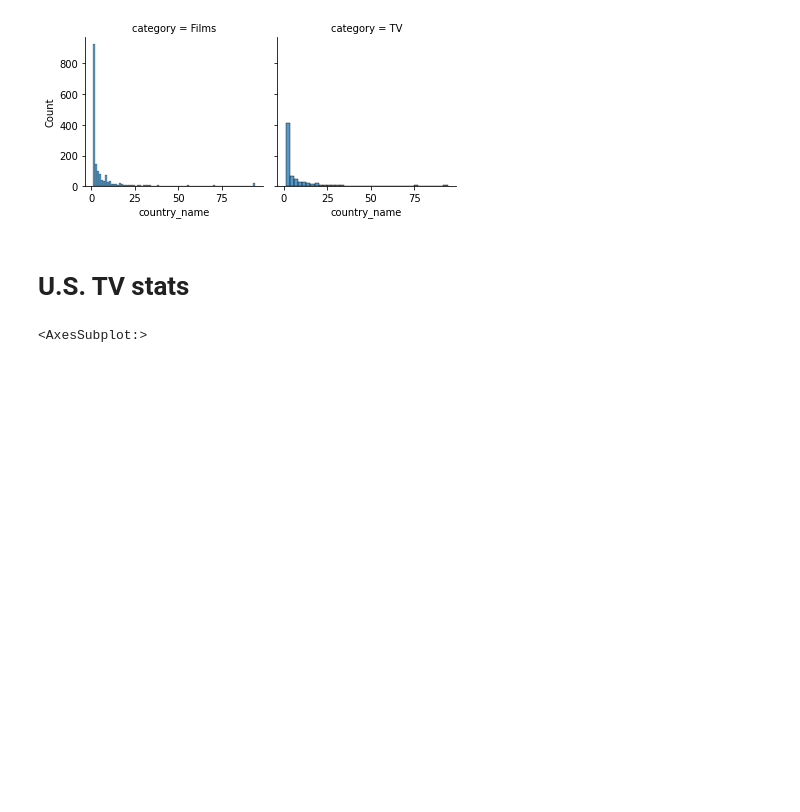
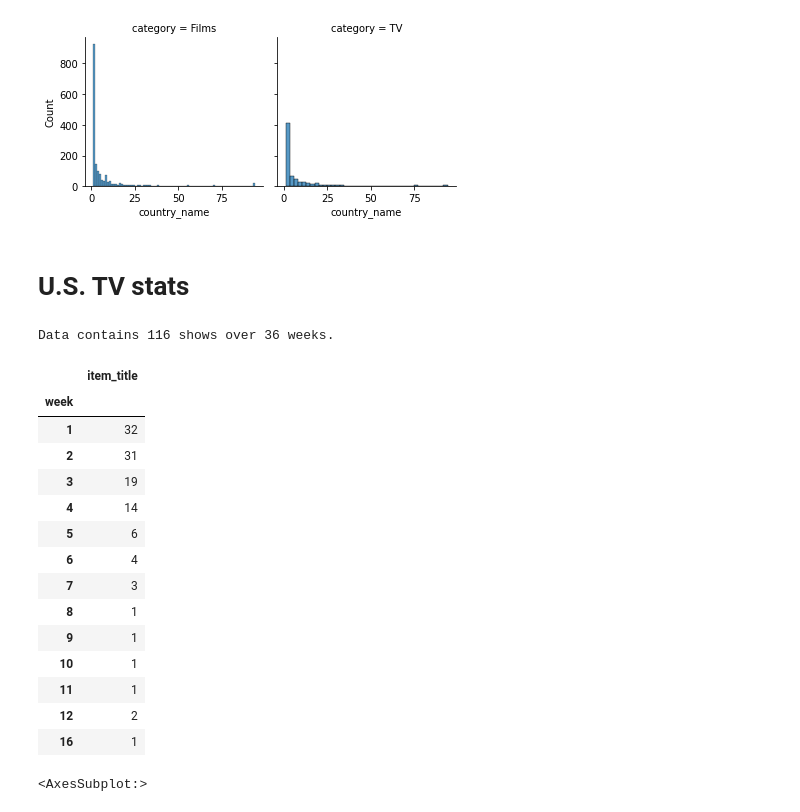
Before and after one commit to NHagar/Research-netflix, a Jupyter notebook: eda/descriptive_stats.ipynb, the cells around one changed output. Saved outputs shown, nothing was run; the diff lists cells and outputs as text; code cells hidden in the pictures; blank space fills up the shorter version.

```diff
--- a/eda/descriptive_stats.ipynb
+++ b/eda/descriptive_stats.ipynb
@@ -59,6 +59,31 @@ facet_plot(countries_per_item, 'country_name')
 [figure]
 # %% [markdown]
 # U.S. TV stats
+# %%
+num_items = len(df_filtered.item_title.drop_duplicates())
+num_weeks = len(df_filtered.week.drop_duplicates())
+
+print(f"Data contains {num_items} shows over {num_weeks} weeks.")
+# %% [output]
+Data contains 116 shows over 36 weeks.
+# %%
+df_filtered.groupby('item_title').nunique().week.reset_index().groupby('week').count()
+# %% [output]
+|  | item_title |
+| week |  |
+| 1 | 32 |
+| 2 | 31 |
+| 3 | 19 |
+| 4 | 14 |
+| 5 | 6 |
+| 6 | 4 |
+| 7 | 3 |
+| 8 | 1 |
+| 9 | 1 |
+| 10 | 1 |
+| 11 | 1 |
+| 12 | 2 |
+| 16 | 1 |
 # %%
 # Cumulative week distribution
 df_filtered.groupby('item_title').cumulative_weeks_in_top_10.max().hist()
```
Also changed, not shown: 1 other file.
